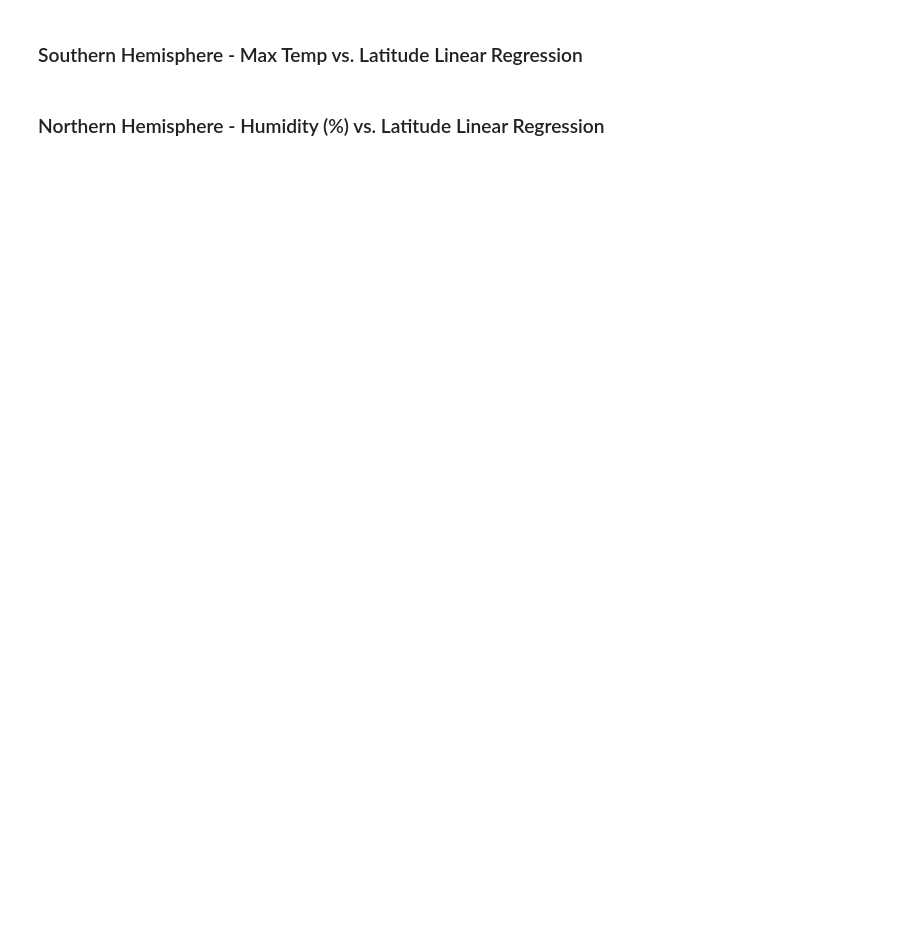
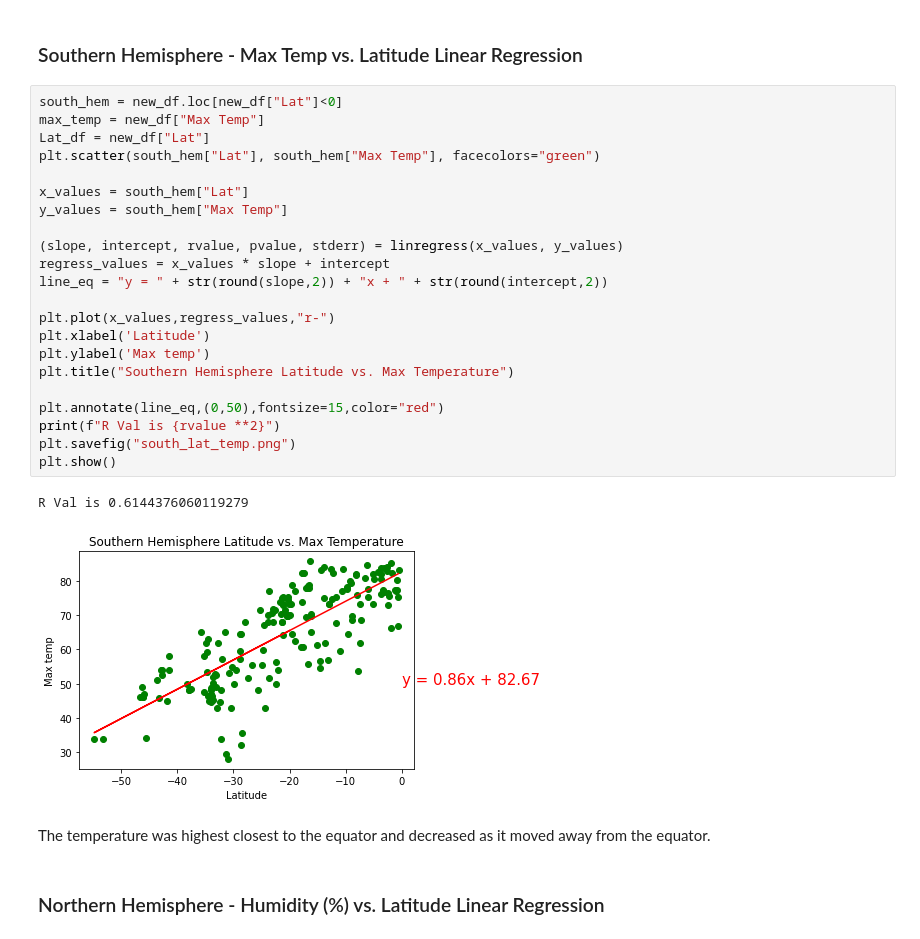
Before and after one commit to garzaadela/python-api-challenge, a Jupyter notebook: WeatherPy/WeatherPy.ipynb, the cells around one changed output. Saved outputs shown, nothing was run; the diff lists cells and outputs as text; blank space fills up the shorter version.

```diff
--- a/WeatherPy/WeatherPy.ipynb
+++ b/WeatherPy/WeatherPy.ipynb
@@ -229,4 +219,31 @@ R Val is 0.46434603523047585
 # %% [markdown]
 ###  Southern Hemisphere - Max Temp vs. Latitude Linear Regression
+# %%
+south_hem = new_df.loc[new_df["Lat"]<0]
+max_temp = new_df["Max Temp"]
+Lat_df = new_df["Lat"]
+plt.scatter(south_hem["Lat"], south_hem["Max Temp"], facecolors="green")
+
+x_values = south_hem["Lat"]
+y_values = south_hem["Max Temp"]
+
+(slope, intercept, rvalue, pvalue, stderr) = linregress(x_values, y_values)
+regress_values = x_values * slope + intercept
+line_eq = "y = " + str(round(slope,2)) + "x + " + str(round(intercept,2))
+
+plt.plot(x_values,regress_values,"r-")
+plt.xlabel('Latitude')
+plt.ylabel('Max temp')
+plt.title("Southern Hemisphere Latitude vs. Max Temperature")
+
+plt.annotate(line_eq,(0,50),fontsize=15,color="red")
+print(f"R Val is {rvalue **2}")
+plt.savefig("south_lat_temp.png")
+plt.show()
+# %% [output]
+R Val is 0.6144376060119279
+[figure, added]
+# %% [markdown]
+The temperature was highest closest to the equator and decreased as it moved away from the equator.
 # %% [markdown]
 ### Northern Hemisphere - Humidity (%) vs. Latitude Linear Regression
```
Also changed, not shown: parts of 25 cells of this notebook, 12 other files.
